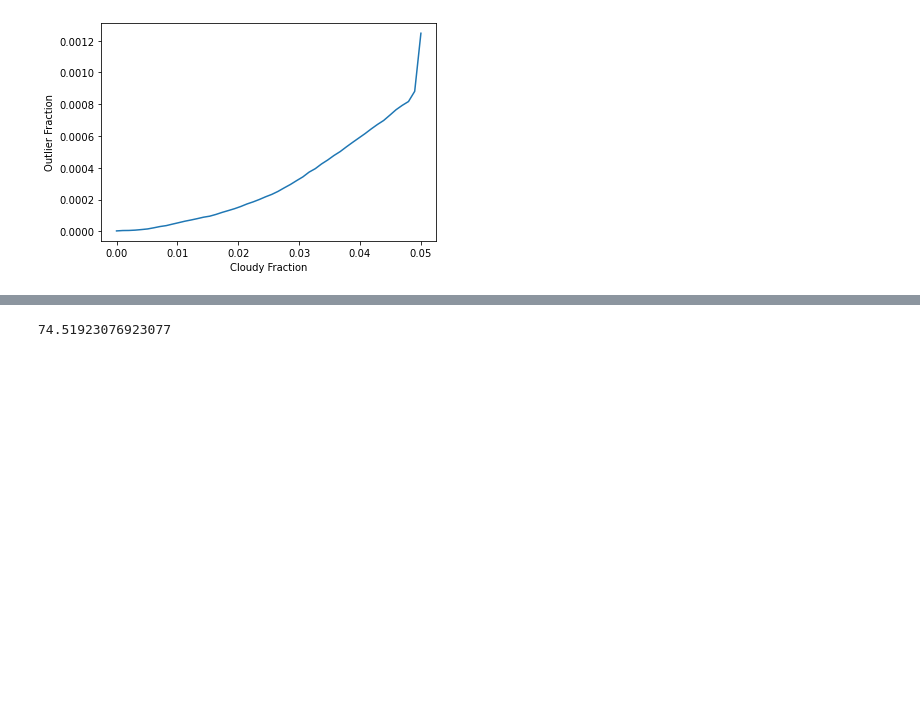
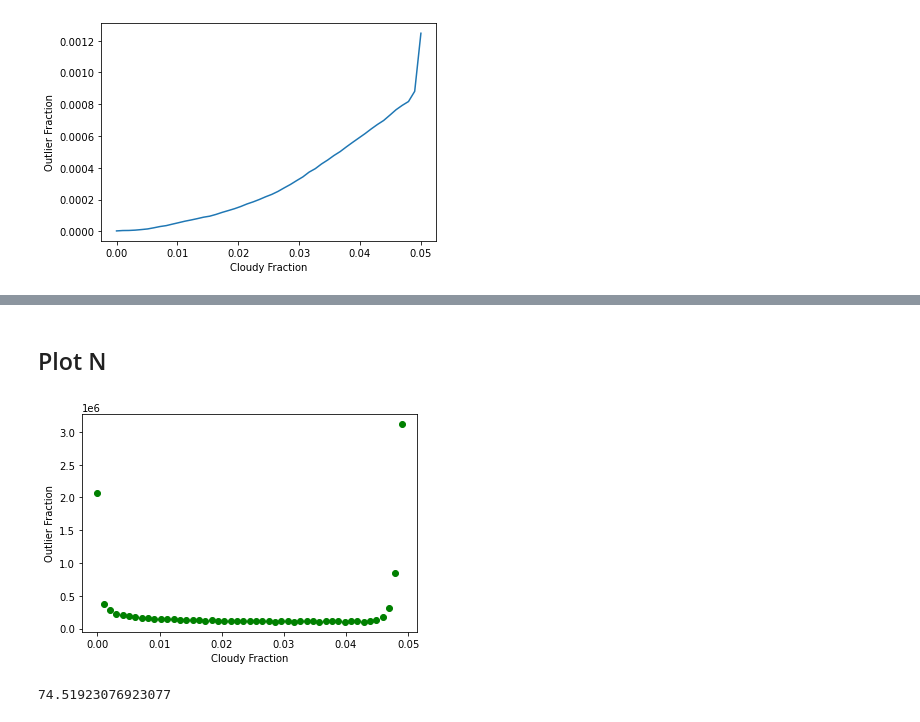
Before and after one commit to AI-for-Ocean-Science/ulmo, a Jupyter notebook: papers/SSL/Analysis/Cloud_Cover.ipynb, the cells around one changed output, grey strips where cells are left out. Drawn from its saved outputs; the diff is of its cells as text; code cells hidden in the pictures; blank space fills up the shorter version.

```diff
--- a/papers/SSL/Analysis/Cloud_Cover.ipynb
+++ b/papers/SSL/Analysis/Cloud_Cover.ipynb
@@ -105,3 +112,17 @@ plt.show()
+# %% [markdown]
+## Plot N
+# %%
+plt.clf()
+ax = plt.gca()
+ax.plot(cf_vals[:-1], nTots, 'og')
+#
+ax.set_xlabel('Cloudy Fraction')
+ax.set_ylabel('Outlier Fraction')
+#
+plt.savefig('outlier_fraction_N.png', dpi=200)
+plt.show()
+# %% [output]
+[figure, added]
 # %%
 15500./208
 # %% [output]
```
Also changed, not shown: parts of 4 cells of this notebook.
